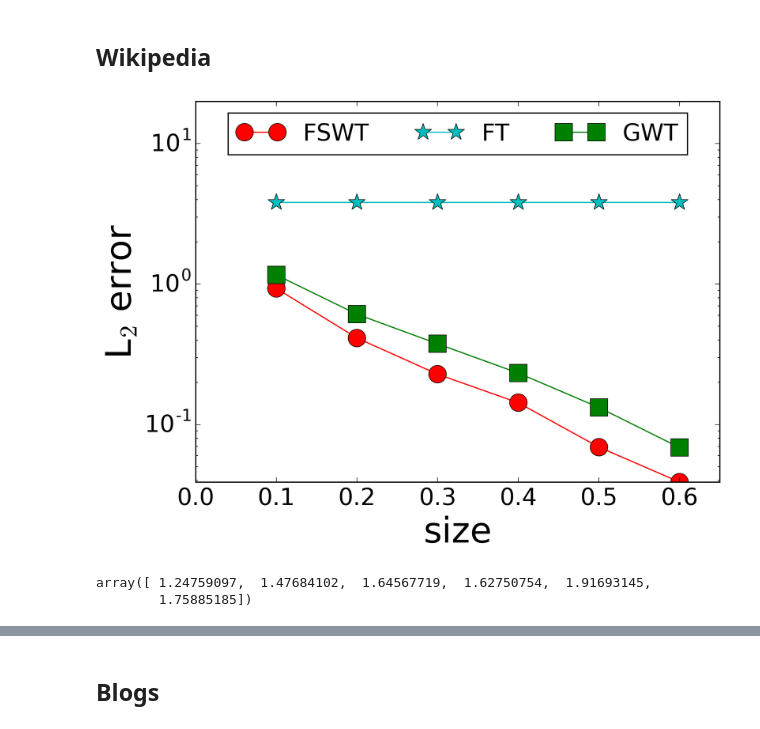
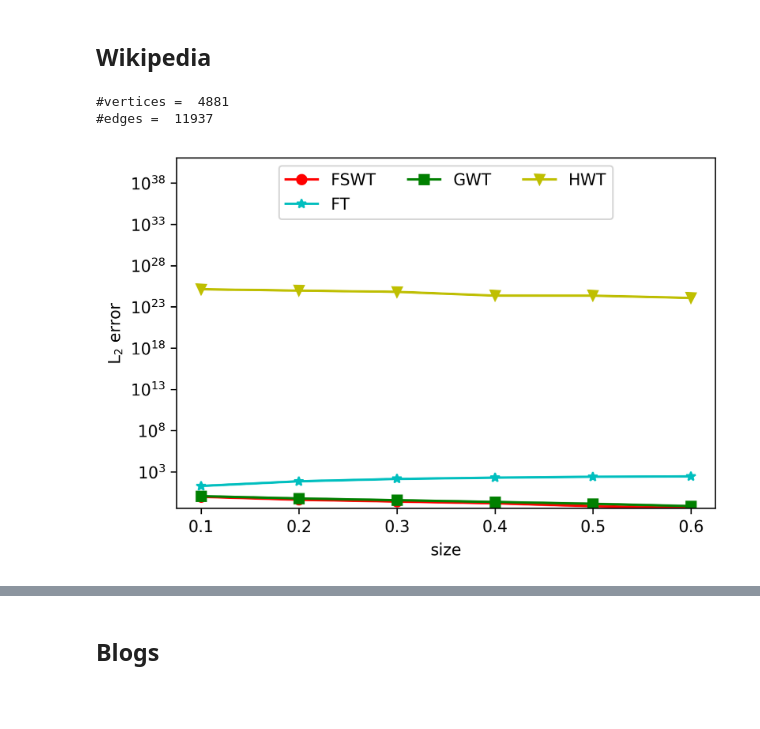
Before and after one commit to diego-sacconi/sparse-wavelets, a Jupyter notebook: notebooks/compression-experiments.ipynb, the cells around one changed output, grey strips where cells are left out. Cells and saved outputs as stored; diff of their text form; code cells hidden in the pictures; blank space fills up the shorter version.

```diff
--- a/notebooks/compression-experiments.ipynb
+++ b/notebooks/compression-experiments.ipynb
@@ -122,20 +175,21 @@ array([ 1.30960783,  1.46880193,  1.40233368,  1.83547972,  2.97625452,
 G = io.read_graph("../" + data.wiki["path"] + "wiki.graph",
                   "../" + data.wiki["path"] + "wiki.data")
 F = io.read_values("../" + data.wiki["path"] + "wiki.data", G)
+# %%
+print("#vertices = ", G.number_of_nodes())
+print("#edges = ", len(G.edges()))
+# %% [output]
+#vertices =  4881
+#edges =  11937
 # %%
-algs = [static.OptWavelets(n=20), static.GRCWavelets(), static.Fourier()]
+algs = [static.OptWavelets(n=20), static.GRCWavelets(), static.Fourier(), static.HWavelets()]
 
 comp_ratios = [0.1, 0.20, 0.30, 0.40, 0.50, 0.60]
 sys.setrecursionlimit(G.number_of_nodes())
-res_w, time_w = exp.compression_experiment_static(G, F, algs, comp_ratios, 10)
+res_w, time_w = exp.compression_experiment(G, F, algs, comp_ratios, 1)
 # %%
 exp.plot_compression_experiments(res_w, comp_ratios,
-                                 "../figs/compression_wiki.png", 20.)
+                                 "../figs/compression_wiki.png")
 Image(filename="../figs/compression_wiki.png")
 # %% [output]
-[figure, old version]
+[figure, new version]
-# %%
-np.divide(res_w['GWT'], res_w['FSWT'])
-# %% [output]
-array([ 1.24759097,  1.47684102,  1.64567719,  1.62750754,  1.91693145,
-        1.75885185])
```
Also changed, not shown: parts of 42 cells of this notebook, 9 other files.
